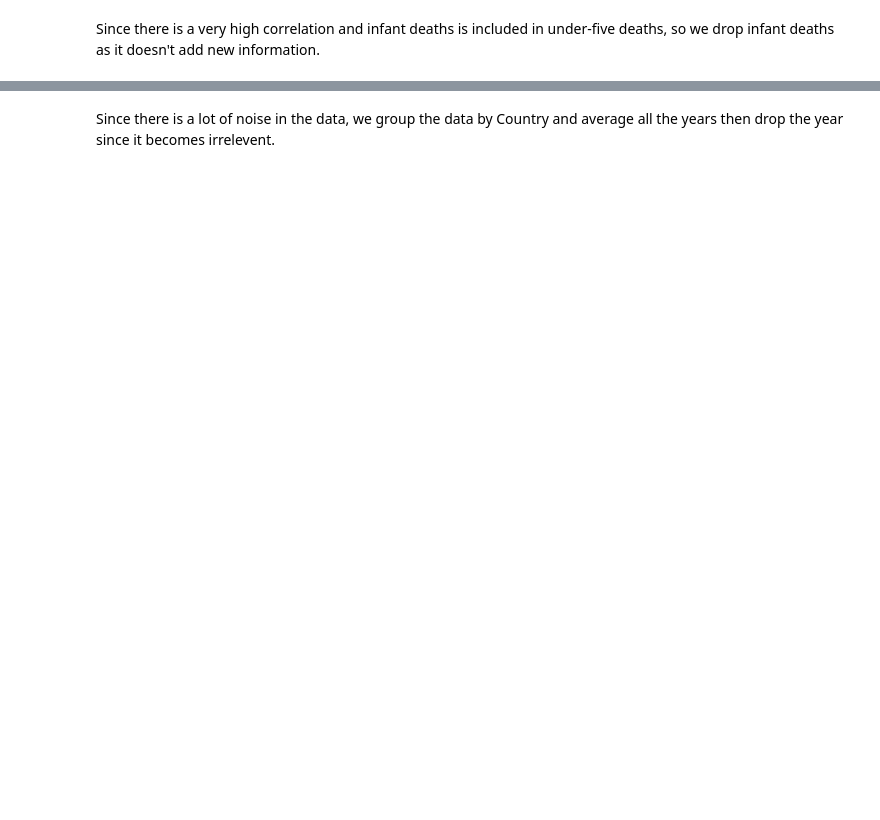
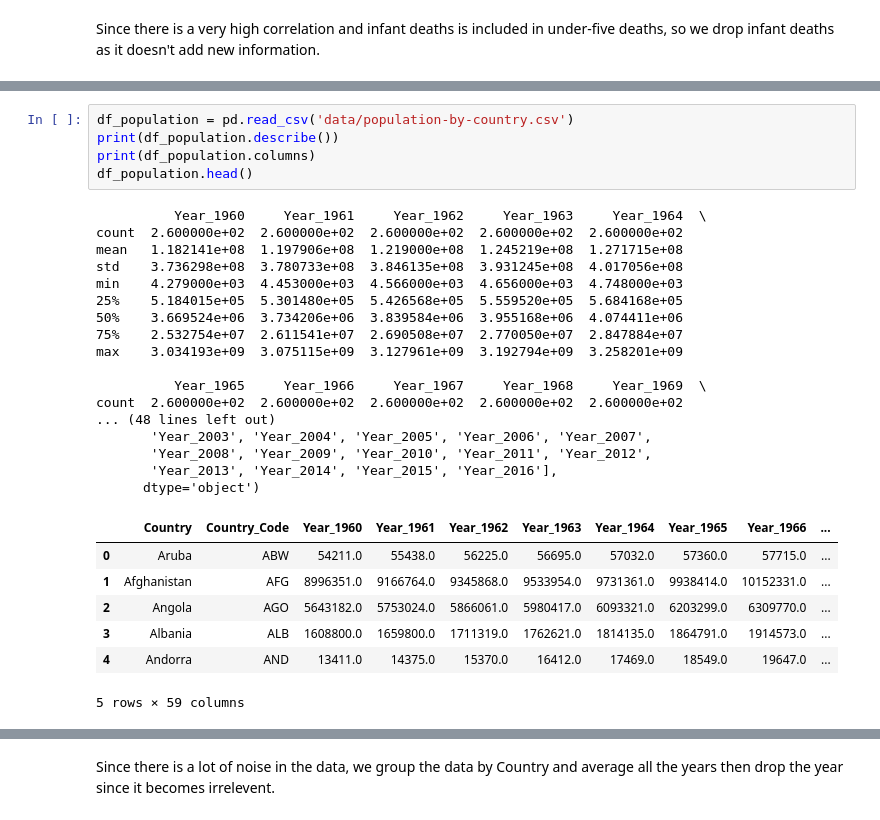
Before and after one commit to Ahmed-Mamdouh99/Data-Engineering-Project, a Jupyter notebook: life_expectancy.ipynb, the cells around one changed output, grey strips where cells are left out. Saved outputs shown, nothing was run; the diff lists cells and outputs as text; blank space fills up the shorter version.

```diff
--- a/life_expectancy.ipynb
+++ b/life_expectancy.ipynb
@@ -122,0 +133,30 @@ plt.show()
+# %%
+df_population = pd.read_csv('data/population-by-country.csv')
+print(df_population.describe())
+print(df_population.columns)
+df_population.head()
+# %% [output]
+          Year_1960     Year_1961     Year_1962     Year_1963     Year_1964  \
+count  2.600000e+02  2.600000e+02  2.600000e+02  2.600000e+02  2.600000e+02
+mean   1.182141e+08  1.197906e+08  1.219000e+08  1.245219e+08  1.271715e+08
+std    3.736298e+08  3.780733e+08  3.846135e+08  3.931245e+08  4.017056e+08
+min    4.279000e+03  4.453000e+03  4.566000e+03  4.656000e+03  4.748000e+03
+25%    5.184015e+05  5.301480e+05  5.426568e+05  5.559520e+05  5.684168e+05
+50%    3.669524e+06  3.734206e+06  3.839584e+06  3.955168e+06  4.074411e+06
+75%    2.532754e+07  2.611541e+07  2.690508e+07  2.770050e+07  2.847884e+07
+max    3.034193e+09  3.075115e+09  3.127961e+09  3.192794e+09  3.258201e+09
+
+          Year_1965     Year_1966     Year_1967     Year_1968     Year_1969  \
+count  2.600000e+02  2.600000e+02  2.600000e+02  2.600000e+02  2.600000e+02
+... (48 lines left out)
+       'Year_2003', 'Year_2004', 'Year_2005', 'Year_2006', 'Year_2007',
+       'Year_2008', 'Year_2009', 'Year_2010', 'Year_2011', 'Year_2012',
+       'Year_2013', 'Year_2014', 'Year_2015', 'Year_2016'],
+      dtype='object')
+|  | Country | Country_Code | Year_1960 | Year_1961 | Year_1962 | Year_1963 | Year_1964 | Year_1965 | Year_1966 | ... |
+| 0 | Aruba | ABW | 54211.0 | 55438.0 | 56225.0 | 56695.0 | 57032.0 | 57360.0 | 57715.0 | ... |
+| 1 | Afghanistan | AFG | 8996351.0 | 9166764.0 | 9345868.0 | 9533954.0 | 9731361.0 | 9938414.0 | 10152331.0 | ... |
+| 2 | Angola | AGO | 5643182.0 | 5753024.0 | 5866061.0 | 5980417.0 | 6093321.0 | 6203299.0 | 6309770.0 | ... |
+| 3 | Albania | ALB | 1608800.0 | 1659800.0 | 1711319.0 | 1762621.0 | 1814135.0 | 1864791.0 | 1914573.0 | ... |
+| 4 | Andorra | AND | 13411.0 | 14375.0 | 15370.0 | 16412.0 | 17469.0 | 18549.0 | 19647.0 | ... |
+5 rows × 59 columns
```
Also changed, not shown: parts of 14 cells of this notebook, 1 other file.
